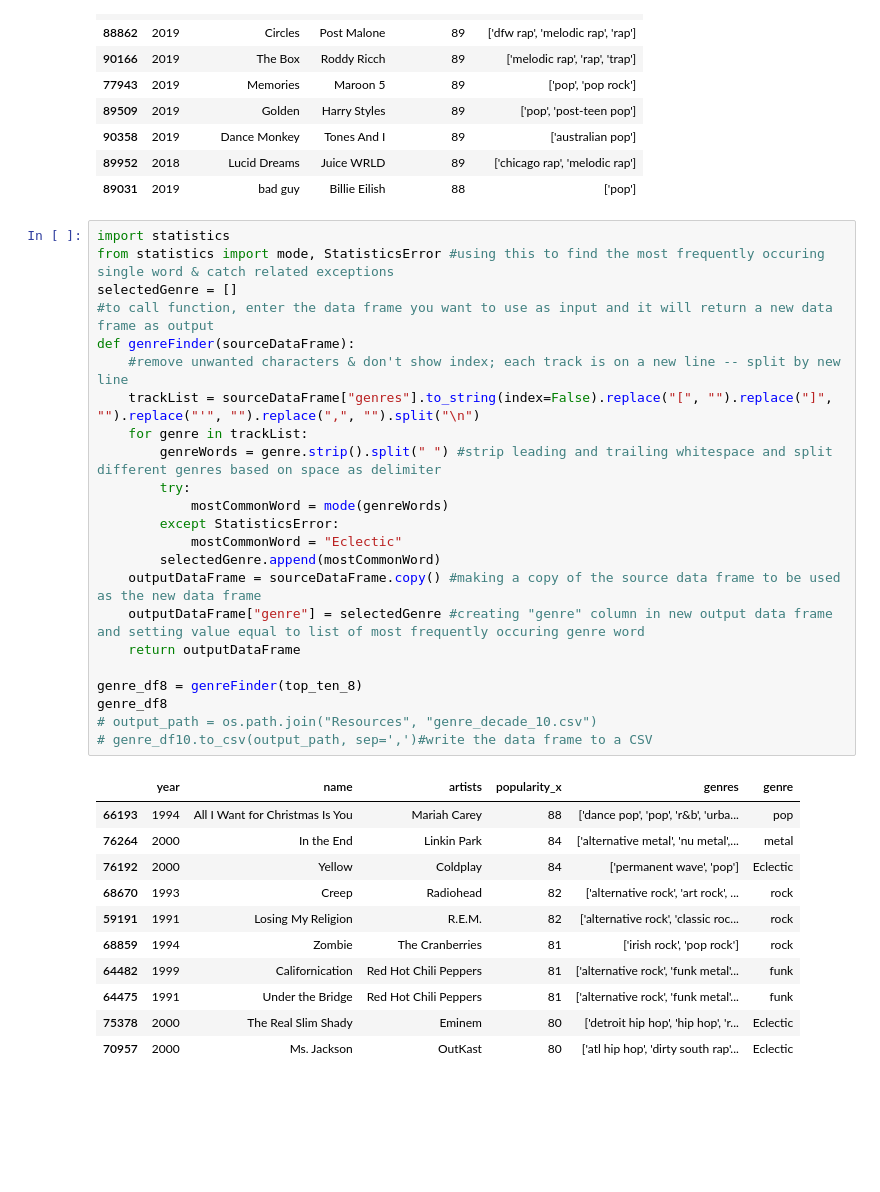
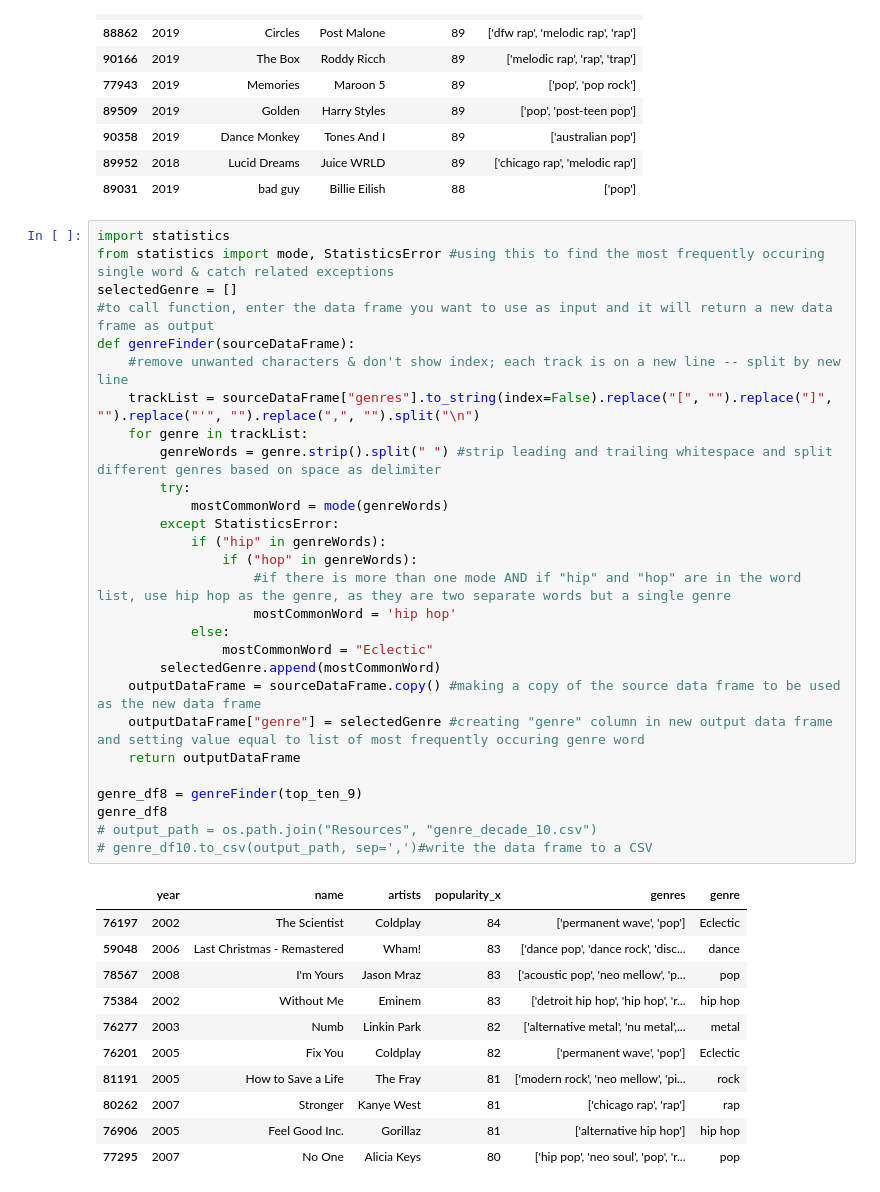
Before and after one commit to GND95/Project_1, a Jupyter notebook: genre.ipynb, the cells around one changed output. Cells and saved outputs as stored; diff of their text form; blank space fills up the shorter version.

Commit message:
account for the instances where the genre type is Hip Hop

```diff
--- a/genre.ipynb
+++ b/genre.ipynb
@@ -270,35 +270,40 @@ top_ten_10
 # %%
 import statistics
 from statistics import mode, StatisticsError #using this to find the most frequently occuring single word & catch related exceptions
 selectedGenre = []
 #to call function, enter the data frame you want to use as input and it will return a new data frame as output
 def genreFinder(sourceDataFrame):
     #remove unwanted characters & don't show index; each track is on a new line -- split by new line
     trackList = sourceDataFrame["genres"].to_string(index=False).replace("[", "").replace("]", "").replace("'", "").replace(",", "").split("\n")
     for genre in trackList:
         genreWords = genre.strip().split(" ") #strip leading and trailing whitespace and split different genres based on space as delimiter
         try:
             mostCommonWord = mode(genreWords)
         except StatisticsError:
-            mostCommonWord = "Eclectic"
+            if ("hip" in genreWords):
+                if ("hop" in genreWords):
+                    #if there is more than one mode AND if "hip" and "hop" are in the word list, use hip hop as the genre, as they are two separate words but a single genre
+                    mostCommonWord = 'hip hop'
+            else:
+                mostCommonWord = "Eclectic"
         selectedGenre.append(mostCommonWord)
     outputDataFrame = sourceDataFrame.copy() #making a copy of the source data frame to be used as the new data frame
     outputDataFrame["genre"] = selectedGenre #creating "genre" column in new output data frame and setting value equal to list of most frequently occuring genre word
     return outputDataFrame
 
-genre_df8 = genreFinder(top_ten_8)
+genre_df8 = genreFinder(top_ten_9)
 genre_df8
 # output_path = os.path.join("Resources", "genre_decade_10.csv")
 # genre_df10.to_csv(output_path, sep=',')#write the data frame to a CSV
 # %% [output]
 |  | year | name | artists | popularity_x | genres | genre |
-| 66193 | 1994 | All I Want for Christmas Is You | Mariah Carey | 88 | ['dance pop', 'pop', 'r&b', 'urba... | pop |
-| 76264 | 2000 | In the End | Linkin Park | 84 | ['alternative metal', 'nu metal',... | metal |
-| 76192 | 2000 | Yellow | Coldplay | 84 | ['permanent wave', 'pop'] | Eclectic |
-| 68670 | 1993 | Creep | Radiohead | 82 | ['alternative rock', 'art rock', ... | rock |
-| 59191 | 1991 | Losing My Religion | R.E.M. | 82 | ['alternative rock', 'classic roc... | rock |
-| 68859 | 1994 | Zombie | The Cranberries | 81 | ['irish rock', 'pop rock'] | rock |
-| 64482 | 1999 | Californication | Red Hot Chili Peppers | 81 | ['alternative rock', 'funk metal'... | funk |
-| 64475 | 1991 | Under the Bridge | Red Hot Chili Peppers | 81 | ['alternative rock', 'funk metal'... | funk |
-| 75378 | 2000 | The Real Slim Shady | Eminem | 80 | ['detroit hip hop', 'hip hop', 'r... | Eclectic |
-| 70957 | 2000 | Ms. Jackson | OutKast | 80 | ['atl hip hop', 'dirty south rap'... | Eclectic |
+| 76197 | 2002 | The Scientist | Coldplay | 84 | ['permanent wave', 'pop'] | Eclectic |
+| 59048 | 2006 | Last Christmas - Remastered | Wham! | 83 | ['dance pop', 'dance rock', 'disc... | dance |
+| 78567 | 2008 | I'm Yours | Jason Mraz | 83 | ['acoustic pop', 'neo mellow', 'p... | pop |
+| 75384 | 2002 | Without Me | Eminem | 83 | ['detroit hip hop', 'hip hop', 'r... | hip hop |
+| 76277 | 2003 | Numb | Linkin Park | 82 | ['alternative metal', 'nu metal',... | metal |
+| 76201 | 2005 | Fix You | Coldplay | 82 | ['permanent wave', 'pop'] | Eclectic |
+| 81191 | 2005 | How to Save a Life | The Fray | 81 | ['modern rock', 'neo mellow', 'pi... | rock |
+| 80262 | 2007 | Stronger | Kanye West | 81 | ['chicago rap', 'rap'] | rap |
+| 76906 | 2005 | Feel Good Inc. | Gorillaz | 81 | ['alternative hip hop'] | hip hop |
+| 77295 | 2007 | No One | Alicia Keys | 80 | ['hip pop', 'neo soul', 'pop', 'r... | pop |
```
